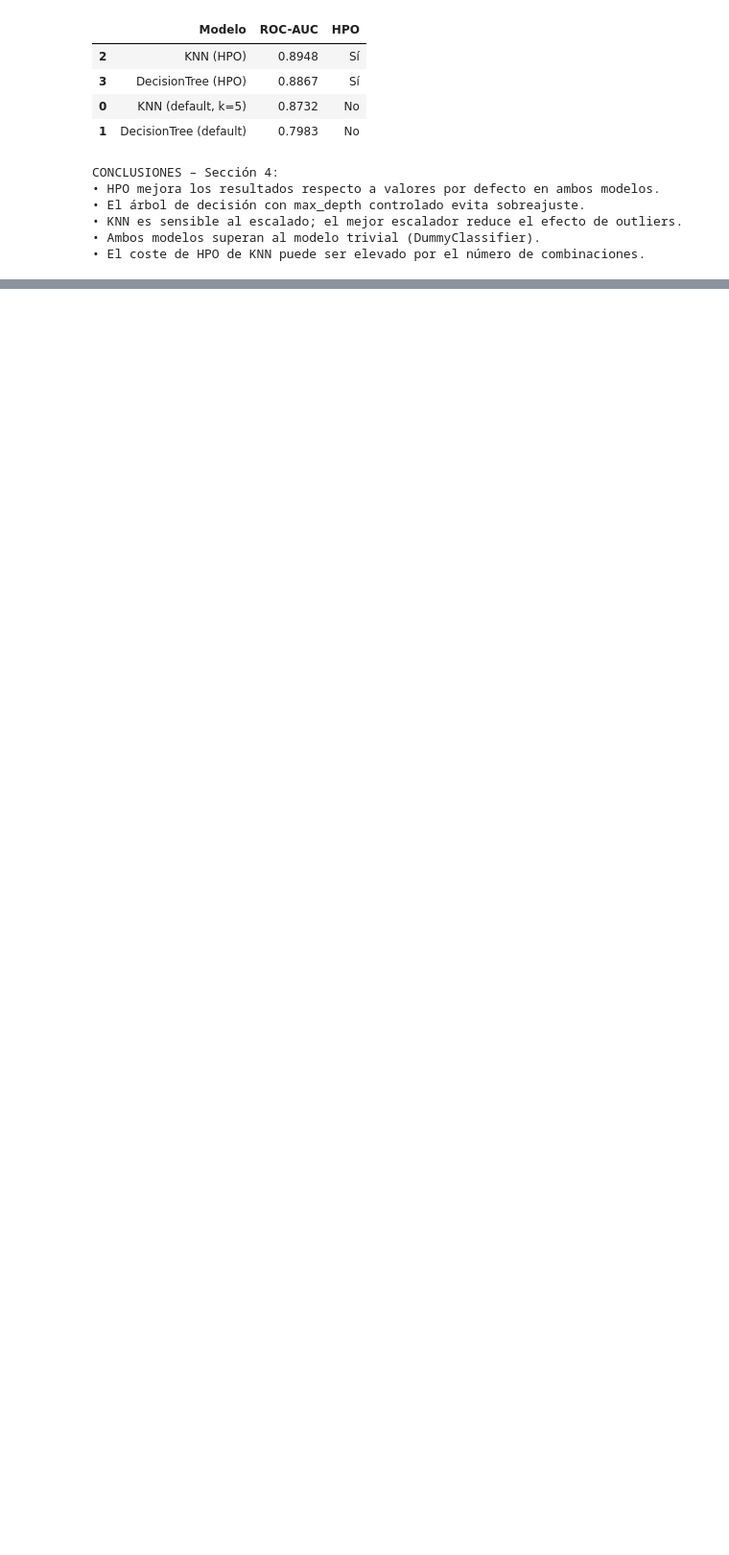
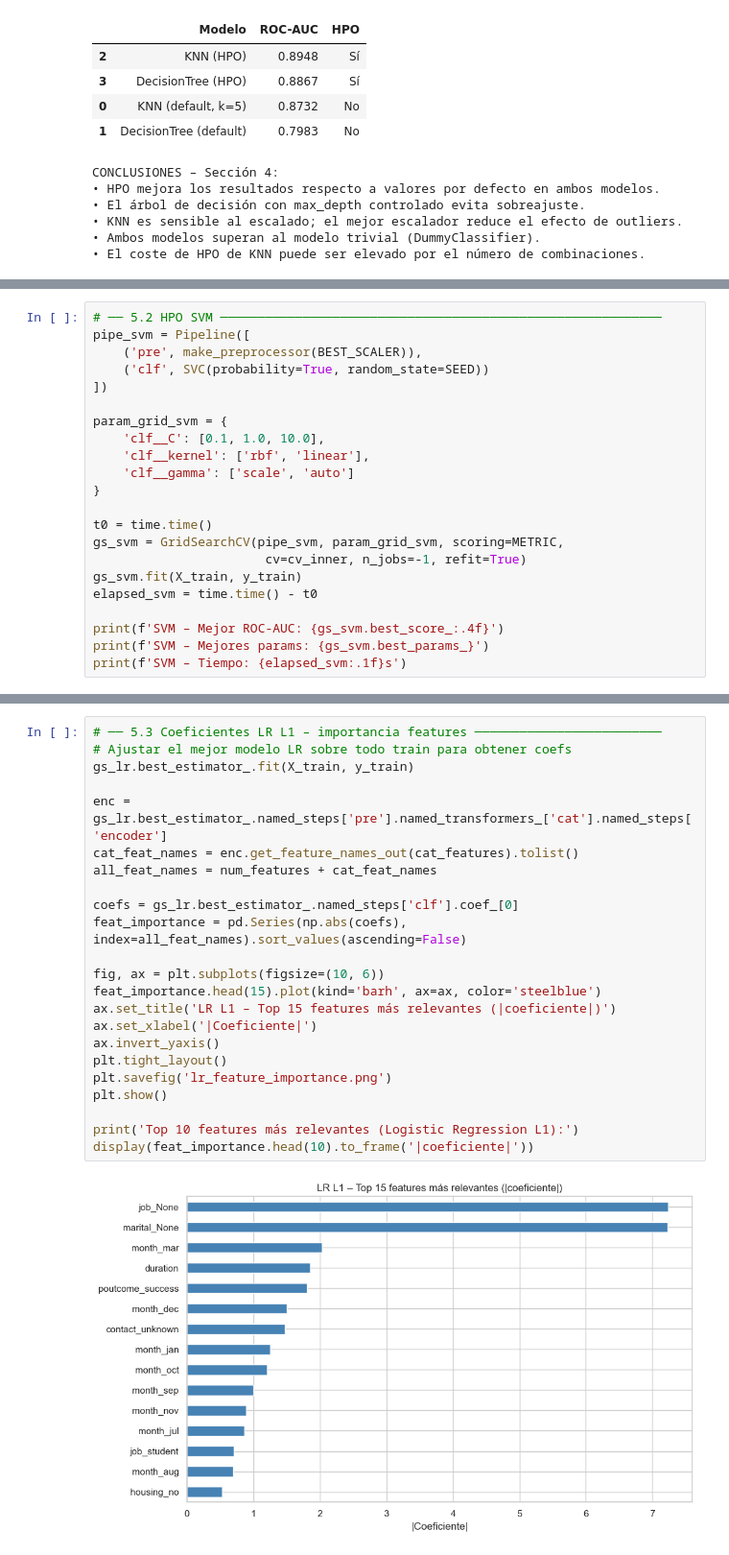
Before and after one commit to 100522156/practica_1_aprendizaje_automatico-100522156-100522190, a Jupyter notebook: notebook_1_analisis.ipynb, the cells around one changed output, grey strips where cells are left out. Shown at 96% size. Cells and saved outputs as stored; diff of their text form; blank space fills up the shorter version.

Commit message:
Métodos Avanzados: Modelos Lineales y SVMs, y Resultados y moedelo final

```diff
--- a/notebook_1_analisis.ipynb
+++ b/notebook_1_analisis.ipynb
@@ -615,0 +681,22 @@ CONCLUSIONES – Sección 4:
+# %%
+# ── 5.2 HPO SVM ───────────────────────────────────────────────────────────
+pipe_svm = Pipeline([
+    ('pre', make_preprocessor(BEST_SCALER)),
+    ('clf', SVC(probability=True, random_state=SEED))
+])
+
+param_grid_svm = {
+    'clf__C': [0.1, 1.0, 10.0],
+    'clf__kernel': ['rbf', 'linear'],
+    'clf__gamma': ['scale', 'auto']
+}
+
+t0 = time.time()
+gs_svm = GridSearchCV(pipe_svm, param_grid_svm, scoring=METRIC,
+                       cv=cv_inner, n_jobs=-1, refit=True)
+gs_svm.fit(X_train, y_train)
+elapsed_svm = time.time() - t0
+
+print(f'SVM – Mejor ROC-AUC: {gs_svm.best_score_:.4f}')
+print(f'SVM – Mejores params: {gs_svm.best_params_}')
+print(f'SVM – Tiempo: {elapsed_svm:.1f}s')
@@ -615,0 +707,25 @@ CONCLUSIONES – Sección 4:
+# %%
+# ── 5.3 Coeficientes LR L1 – importancia features ─────────────────────────
+# Ajustar el mejor modelo LR sobre todo train para obtener coefs
+gs_lr.best_estimator_.fit(X_train, y_train)
+
+enc = gs_lr.best_estimator_.named_steps['pre'].named_transformers_['cat'].named_steps['encoder']
+cat_feat_names = enc.get_feature_names_out(cat_features).tolist()
+all_feat_names = num_features + cat_feat_names
+
+coefs = gs_lr.best_estimator_.named_steps['clf'].coef_[0]
+feat_importance = pd.Series(np.abs(coefs), index=all_feat_names).sort_values(ascending=False)
+
+fig, ax = plt.subplots(figsize=(10, 6))
+feat_importance.head(15).plot(kind='barh', ax=ax, color='steelblue')
+ax.set_title('LR L1 – Top 15 features más relevantes (|coeficiente|)')
+ax.set_xlabel('|Coeficiente|')
+ax.invert_yaxis()
+plt.tight_layout()
+plt.savefig('lr_feature_importance.png')
+plt.show()
+
+print('Top 10 features más relevantes (Logistic Regression L1):')
+display(feat_importance.head(10).to_frame('|coeficiente|'))
+# %% [output]
+[figure, added]
```
Also changed, not shown: parts of 15 cells of this notebook, 4 other files.
